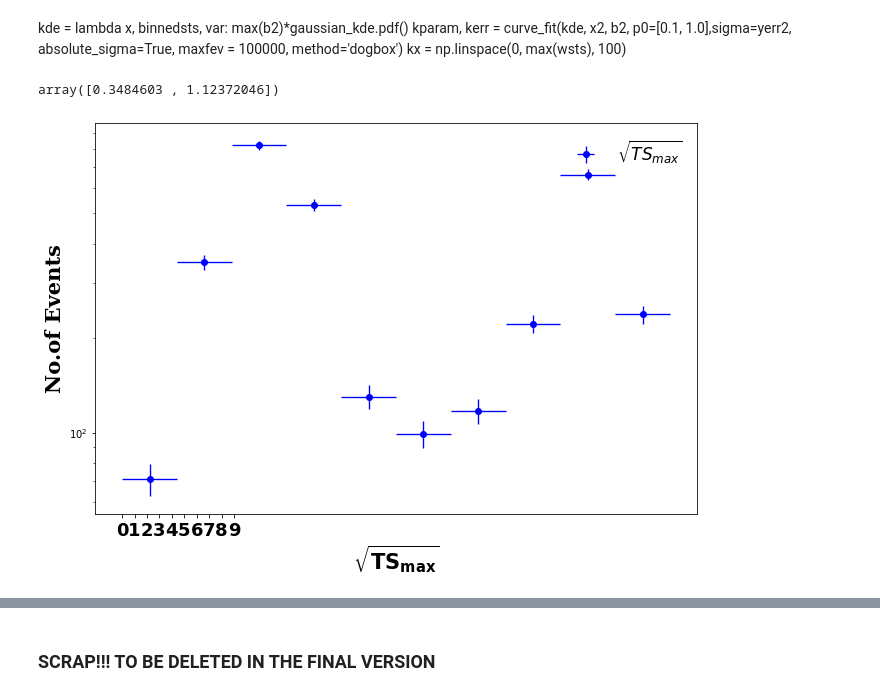
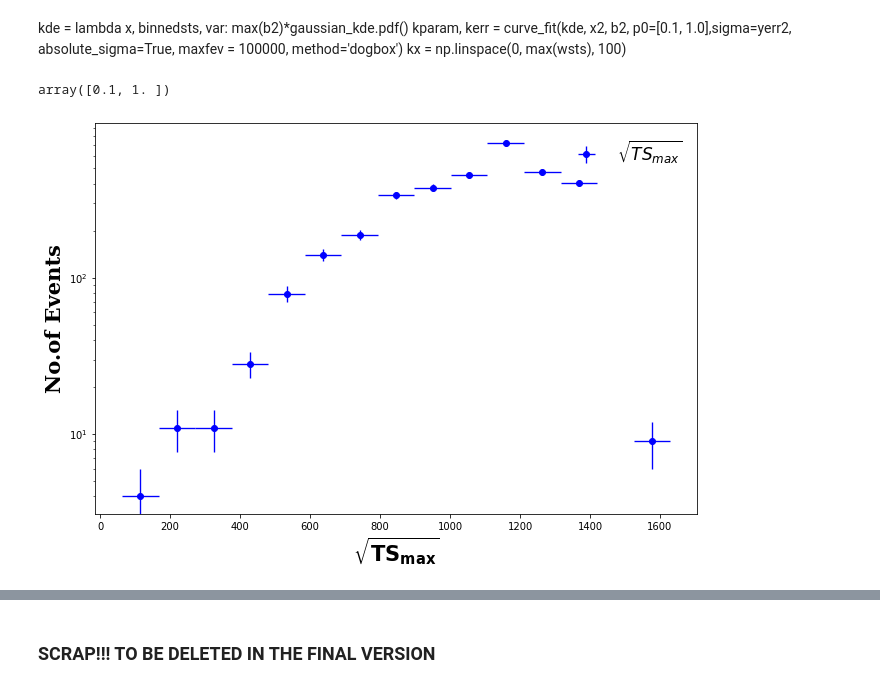
Before and after one commit to DarkWake9/Project-IceCube-Legacy, a Jupyter notebook: task4/task4c.ipynb, the cells around one changed output, grey strips where cells are left out. Saved outputs shown, nothing was run; the diff lists cells and outputs as text; code cells hidden in the pictures.

```diff
--- a/task4/task4c.ipynb
+++ b/task4/task4c.ipynb
@@ -106,6 +106,9 @@ lg = len(icra) // p + 1
 #cone = 3
 #psrno = 0
 # %%
+from itertools import count
+
+
 def hvovec(lon1, lat1, lon2, lat2):
 
     #Convert decimal degrees to Radians:
@@ -170,6 +173,19 @@ def S_ij(i, aang, cut):### $P_i[a] = \dfrac{ns[a]}{N} S[a] + \left(1 - \dfrac{ns
                 arr.append(np.exp(-1 * ang / (2 * sg)) / (2 * np.pi * sg))
     return arr
 
+def S2_ij(i, aang, cut):### $P_i[a] = \dfrac{ns[a]}{N} S[a] + \left(1 - \dfrac{ns[a]}{N}\right)B[a]$ if ns
+
+    arr = []
+    for j in range(0,len(icdata)):
+        dec = icdec[j]
+
+        if abs(msdec[i] - dec) < cut:
+            ang = np.deg2rad(aang[j])**2
+            sg = np.deg2rad(icang[j]) ** 2
+            ang = np.deg2rad(ang) ** 2
+            arr.append(np.exp(-1 * ang / (2 * sg)) / (2 * np.pi * sg))
+    return arr
+
 
 def nsang(aang, cut):
     count = 0
@@ -179,6 +195,12 @@ def nsang(aang, cut):
                 count += 1
     return count
 
+def Ns2(psrno, cut):
+    count = 0
+    for i in range(len(icdec)):
+        if icdec[i] <= 5:
+            count+=1
+    return count
 '''
 def bg(i, cone, ang,Ns):
     icdect = [icdec[i] for i in range(len(ang)) if ang[i] != -1]
@@ -203,6 +225,10 @@ def bg(psrno, cone, ang):
     i=np.argmin(np.abs(bctr-sin_dpsr))
     return ht[i]
 
+
+def bgs(psrno, cone):
+    binwidth = np.sin(np.deg2rad(msdec[psrno] + cone)) - np.sin(np.deg2rad(msdec[psrno] - cone))
+    return 1/(binwidth)#*2*np.pi)
 #B = bg(psrno)
 
 def Pr(x, Ns, S, B):
@@ -239,13 +265,15 @@ tns = [TS(psrno, x, S, B, Ns) for x in range(1001)]
 plt.plot(xx, tns)
 # %%
 def singpsr2(psrno = 0):
-    cut = 20
-    cone = 3
+    cut = 5
+    cone = 5
     aang = angfinder(psrno, cut)
-    Ns = nsang(aang, cut)
-    #Ns = len(icra)
-    S = S_ij(psrno, aang, cut)
-    B = bg(psrno,cone, aang)/(2 * np.pi)
+    #Ns = nsang(aang, cut)
+    Ns = Ns2(psrno, cut)
+    #S = S_ij(psrno, aang, cut)
+    S = S2_ij(psrno, aang, cut)
+    #B = bg(psrno,cone, aang)#/(2 * np.pi) FOR STACKED ANALYSIS
+    B = bgs(psrno, cone) #FOR SINGLE SOURCE ANALYSIS
     #TS(psrno, 0)
     maxns = TSmax(psrno, S, B, Ns)
     return [maxns, np.sqrt(TS(psrno, maxns, S, B, Ns))]
@@ -294,7 +322,7 @@ TSmax(psrno, s4, b4, n4)
 # %% [markdown]
 TS(psrno, 1000, s4, b4, n4)
 # %%
-binnedsts, wsts = np.histogram(sqrtts, 10)
+binnedsts, wsts = np.histogram(sqrtts, 15)
 
 ne01 = 3
 amp  = p/3.0#np.sum(binnedsts)/ne01
@@ -320,30 +348,30 @@ kx = np.linspace(0, max(wsts), 100)
 # %%
 gparam
 # %% [output]
-array([0.3484603 , 1.12372046])
+array([0.1, 1. ])
 # %%
 font = {'family': 'serif',
         'color':  'black',
         'weight': 'bold',
         'size': 21,
         }
 plt.figure(figsize=(10.8,7.2))
-plt.xticks([0, 1, 2, 3, 4, 5, 6, 7, 8, 9], [0, 1, 2, 3, 4, 5, 6, 7, 8, 9], fontsize=18, fontweight='bold')
+#plt.xticks([0, 1, 2, 3, 4, 5, 6, 7, 8, 9], [0, 1, 2, 3, 4, 5, 6, 7, 8, 9], fontsize=18, fontweight='bold')
 plt.yscale('log')
 #plt.yticks([1, 10, 100, 1000, 10000], [1, 10, 100, 1000, 10000], fontsize=18, fontweight='bold')
 
 plt.errorbar(x, binnedsts, xerr=xerr,yerr=yerr,  aa = True, barsabove = True, fmt='ob',ecolor='blue', elinewidth=1.35, label='$\sqrt{TS_{max}}$')
 #plt.plot(gx,gaussian(gx, gparam[0], gparam[1]),'--', alpha=0.6, label=f'Gaussian Fit', color='darkred', lw=2.2)
 
 plt.xlabel("$\mathbf{\sqrt{TS_{max}}}$", fontweight='bold', fontdict=font)
 plt.ylabel("No.of Events", fontweight='bold', fontdict=font)
 #plt.grid(True, which='major')
 legend =plt.legend(prop={'size':17}, framealpha=0)
 legend.get_frame().set_facecolor('none')
 plt.savefig("outputs/sqrt(TSmax)final.pdf")
 plt.show()
 # %% [output]
-[figure, old version]
+[figure, new version]
 # %%
 #arr = [i  for i in range(len(sqrtts)) if sqrtts[i] < 0.01]
 #len(arr)
```
Also changed, not shown: parts of 16 cells of this notebook, 3 other files.
